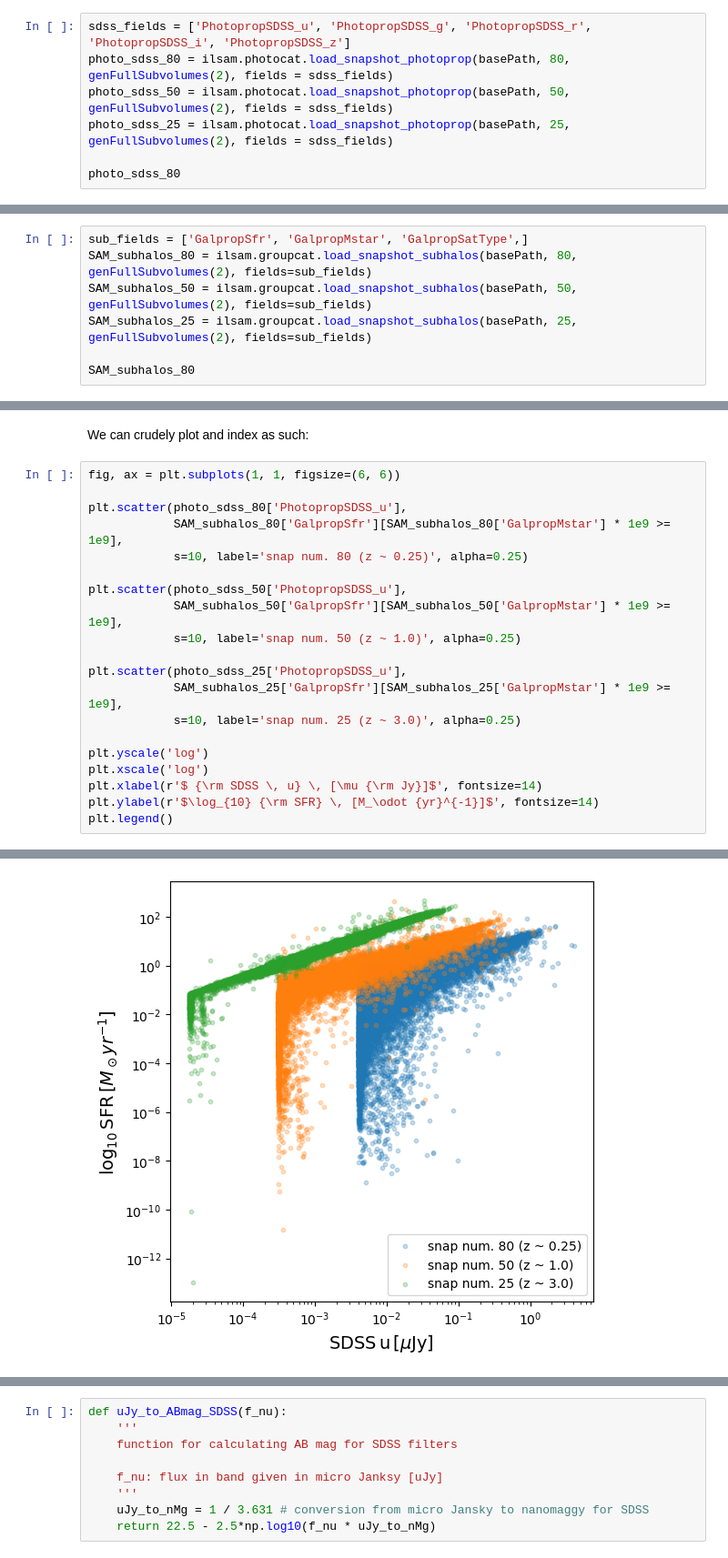
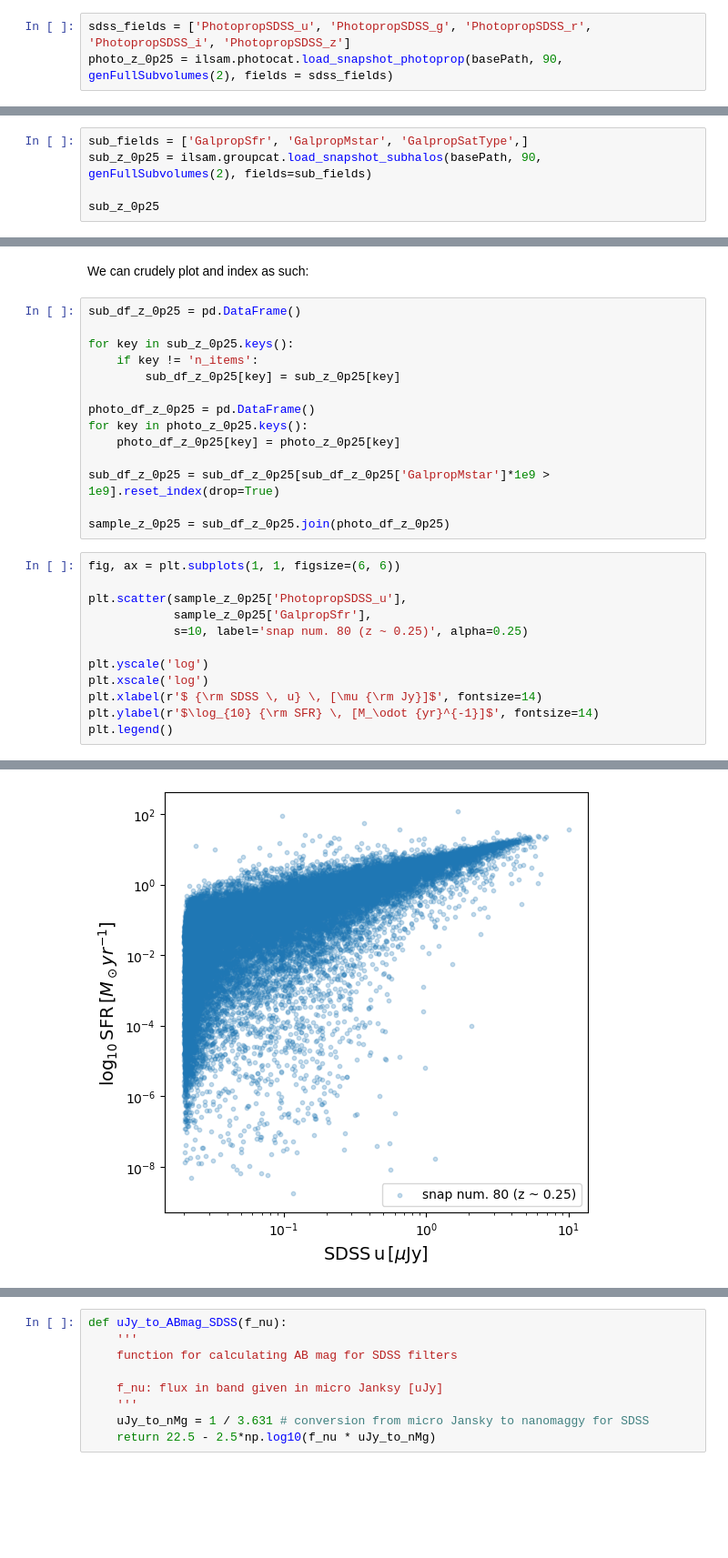
Before and after one commit to aust427/scsample, a Jupyter notebook: examples/loading_photometry.ipynb, the cells around one changed output, grey strips where cells are left out. Shown at 91% size. Drawn from its saved outputs; the diff is of its cells as text; blank space fills up the shorter version.

```diff
--- a/examples/loading_photometry.ipynb
+++ b/examples/loading_photometry.ipynb
@@ -37,7 +47,3 @@ As an example, let's extract the SDSS photometry at $z \sim 0.25$ (which corresp
 # %%
 sdss_fields = ['PhotopropSDSS_u', 'PhotopropSDSS_g', 'PhotopropSDSS_r',  'PhotopropSDSS_i', 'PhotopropSDSS_z']
-photo_sdss_80 = ilsam.photocat.load_snapshot_photoprop(basePath, 80, genFullSubvolumes(2), fields = sdss_fields)
-photo_sdss_50 = ilsam.photocat.load_snapshot_photoprop(basePath, 50, genFullSubvolumes(2), fields = sdss_fields)
-photo_sdss_25 = ilsam.photocat.load_snapshot_photoprop(basePath, 25, genFullSubvolumes(2), fields = sdss_fields)
-
-photo_sdss_80
+photo_z_0p25 = ilsam.photocat.load_snapshot_photoprop(basePath, 90, genFullSubvolumes(2), fields = sdss_fields)
@@ -56,9 +51,7 @@ photo_sdss_80
 Let's now load galprop for the same snapshots ...
 # %%
 sub_fields = ['GalpropSfr', 'GalpropMstar', 'GalpropSatType',]
-SAM_subhalos_80 = ilsam.groupcat.load_snapshot_subhalos(basePath, 80, genFullSubvolumes(2), fields=sub_fields)
-SAM_subhalos_50 = ilsam.groupcat.load_snapshot_subhalos(basePath, 50, genFullSubvolumes(2), fields=sub_fields)
-SAM_subhalos_25 = ilsam.groupcat.load_snapshot_subhalos(basePath, 25, genFullSubvolumes(2), fields=sub_fields)
+sub_z_0p25 = ilsam.groupcat.load_snapshot_subhalos(basePath, 90, genFullSubvolumes(2), fields=sub_fields)
 
-SAM_subhalos_80
+sub_z_0p25
 # %% [output]
@@ -72,28 +65,34 @@ SAM_subhalos_80
 # %% [markdown]
 We can crudely plot and index as such:
+# %%
+sub_df_z_0p25 = pd.DataFrame()
+
+for key in sub_z_0p25.keys():
+    if key != 'n_items':
+        sub_df_z_0p25[key] = sub_z_0p25[key]
+
+photo_df_z_0p25 = pd.DataFrame()
+for key in photo_z_0p25.keys():
+    photo_df_z_0p25[key] = photo_z_0p25[key]
+
+sub_df_z_0p25 = sub_df_z_0p25[sub_df_z_0p25['GalpropMstar']*1e9 > 1e9].reset_index(drop=True)
+
+sample_z_0p25 = sub_df_z_0p25.join(photo_df_z_0p25)
 # %%
 fig, ax = plt.subplots(1, 1, figsize=(6, 6))
 
-plt.scatter(photo_sdss_80['PhotopropSDSS_u'],
-            SAM_subhalos_80['GalpropSfr'][SAM_subhalos_80['GalpropMstar'] * 1e9 >= 1e9],
+plt.scatter(sample_z_0p25['PhotopropSDSS_u'],
+            sample_z_0p25['GalpropSfr'],
             s=10, label='snap num. 80 (z ~ 0.25)', alpha=0.25)
-
-plt.scatter(photo_sdss_50['PhotopropSDSS_u'],
-            SAM_subhalos_50['GalpropSfr'][SAM_subhalos_50['GalpropMstar'] * 1e9 >= 1e9],
-            s=10, label='snap num. 50 (z ~ 1.0)', alpha=0.25)
-
-plt.scatter(photo_sdss_25['PhotopropSDSS_u'],
-            SAM_subhalos_25['GalpropSfr'][SAM_subhalos_25['GalpropMstar'] * 1e9 >= 1e9],
-            s=10, label='snap num. 25 (z ~ 3.0)', alpha=0.25)
 
 plt.yscale('log')
 plt.xscale('log')
 plt.xlabel(r'$ {\rm SDSS \, u} \, [\mu {\rm Jy}]$', fontsize=14)
 plt.ylabel(r'$\log_{10} {\rm SFR} \, [M_\odot {yr}^{-1}]$', fontsize=14)
 plt.legend()
 # %% [output]
 <matplotlib.legend.Legend at 0x...>
-[figure, old version]
+[figure, new version]
 # %%
 fig, ax = plt.subplots(1, 1, figsize=(6, 6))
 
```
Also changed, not shown: parts of 21 cells of this notebook, 1 other file.
